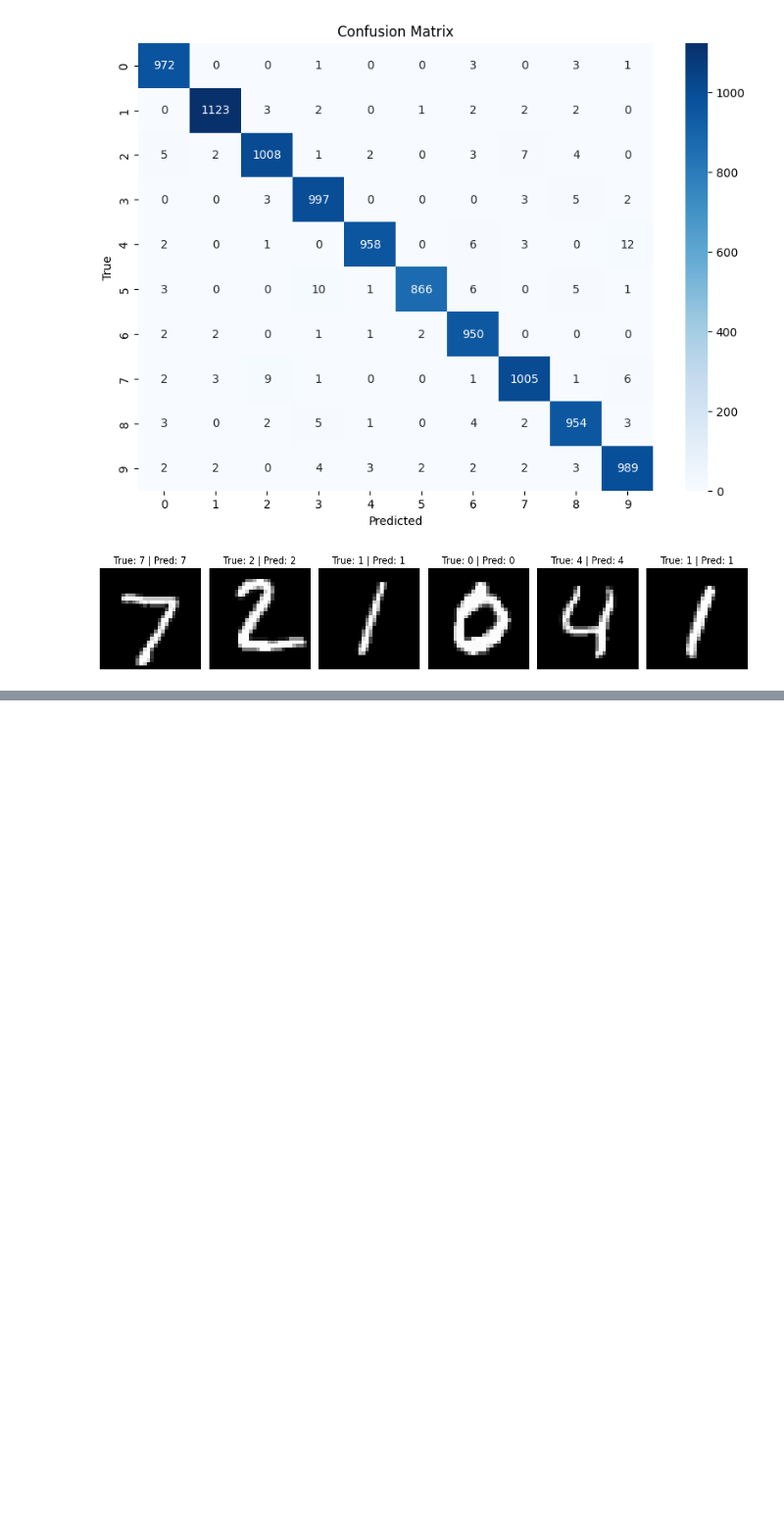
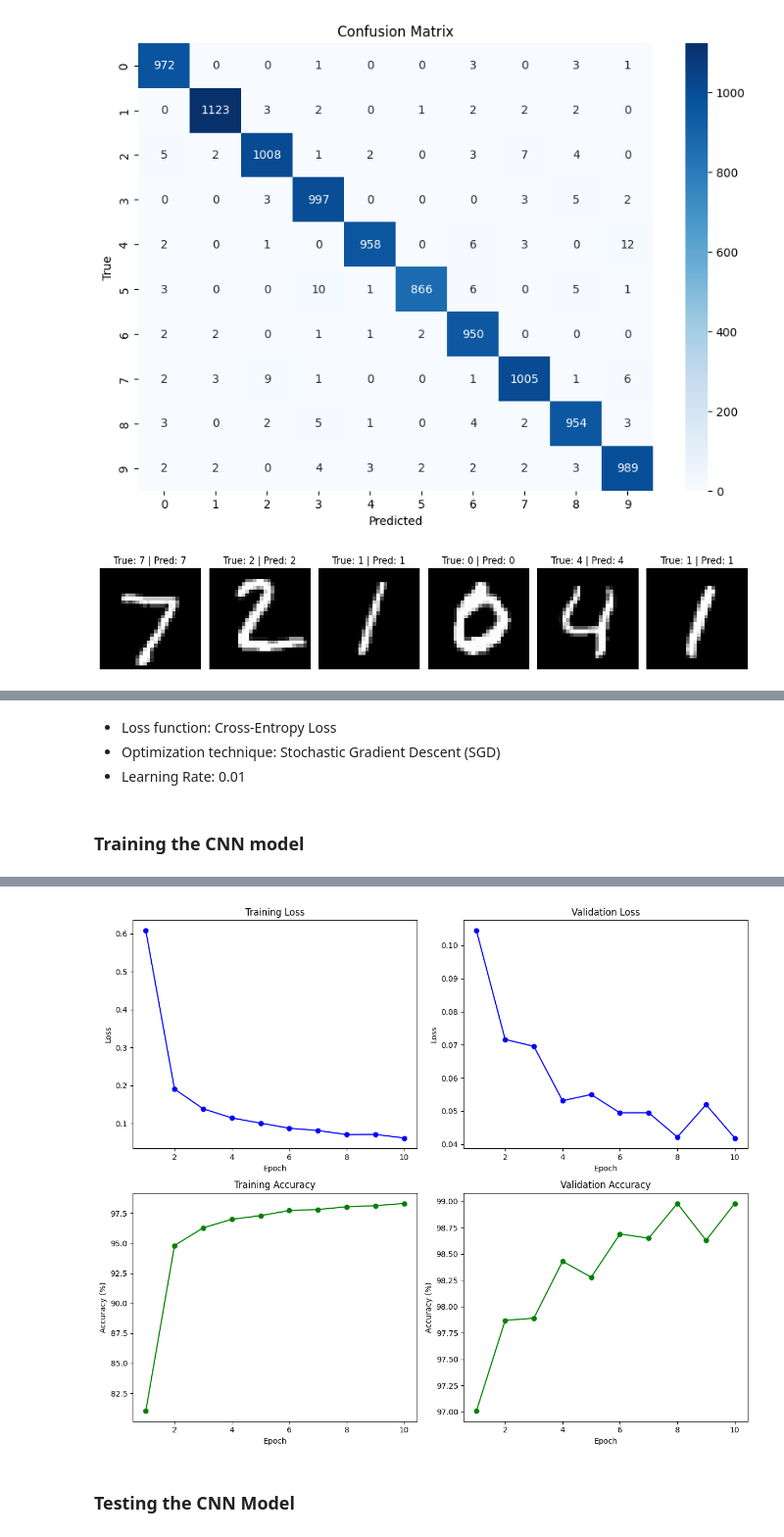
Before and after one commit to MennaMagdie/Machine-Learning-Labs, a Jupyter notebook: digit-recognition-system/neural_networks.ipynb, the cells around one changed output, grey strips where cells are left out. Shown at 98% size. Drawn from its saved outputs; the diff is of its cells as text; code cells hidden in the pictures; blank space fills up the shorter version.

Commit message:
Part 5 without output of batch sizes ,layers,neuros

```diff
--- a/digit-recognition-system/neural_networks.ipynb
+++ b/digit-recognition-system/neural_networks.ipynb
@@ -1216,0 +1219,19 @@ Test Accuracy: 98.22%
+# %%
+X_train_tensor = torch.tensor(X_train, dtype=torch.float32).view(-1, 1, 28, 28)
+y_train_tensor = torch.tensor(y_train, dtype=torch.long)
+
+X_val_tensor = torch.tensor(X_val, dtype=torch.float32).view(-1, 1, 28, 28)
+y_val_tensor = torch.tensor(y_val, dtype=torch.long)
+
+X_test_tensor = torch.tensor(X_test, dtype=torch.float32).view(-1, 1, 28, 28)
+y_test_tensor = torch.tensor(y_test, dtype=torch.long)
+
+
+train_dataset = TensorDataset(X_train_tensor, y_train_tensor)
+val_dataset = TensorDataset(X_val_tensor, y_val_tensor)
+test_dataset = TensorDataset(X_test_tensor, y_test_tensor)
+
+
+train_loader = DataLoader(train_dataset, batch_size=batch_size, shuffle=True)
+val_loader = DataLoader(val_dataset, batch_size=batch_size, shuffle=False)
+test_loader = DataLoader(test_dataset, batch_size=batch_size, shuffle=False)
@@ -1216,0 +1289,10 @@ Test Accuracy: 98.22%
+# %% [markdown]
+- Loss function: Cross-Entropy Loss
+- Optimization technique: Stochastic Gradient Descent (SGD)
+- Learning Rate: 0.01
+# %%
+modelCNN=CNN()
+loss_fn = nn.CrossEntropyLoss()
+optimizer = optim.SGD(modelCNN.parameters(), lr=0.01)
+# %% [markdown]
+### **Training the CNN model**
@@ -1216,0 +1408,3 @@ Test Accuracy: 98.22%
+# %%
+train_cnn(modelCNN, train_loader, val_loader, loss_fn, optimizer, 10)
+# %% [output]
@@ -1216,0 +1428,3 @@ Test Accuracy: 98.22%
+[figure, added]
+# %% [markdown]
+### **Testing the CNN Model**
```
Also changed, not shown: parts of 26 cells of this notebook.
